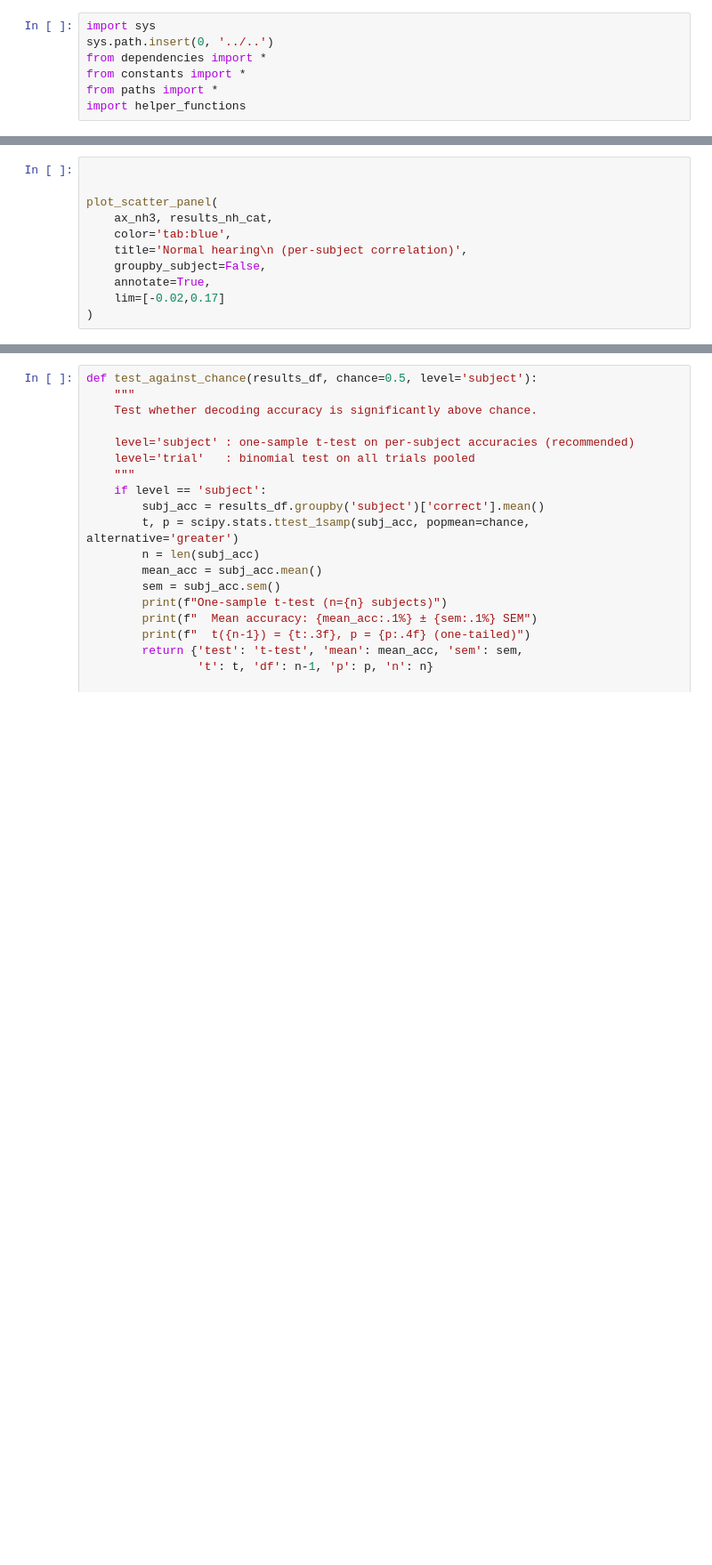
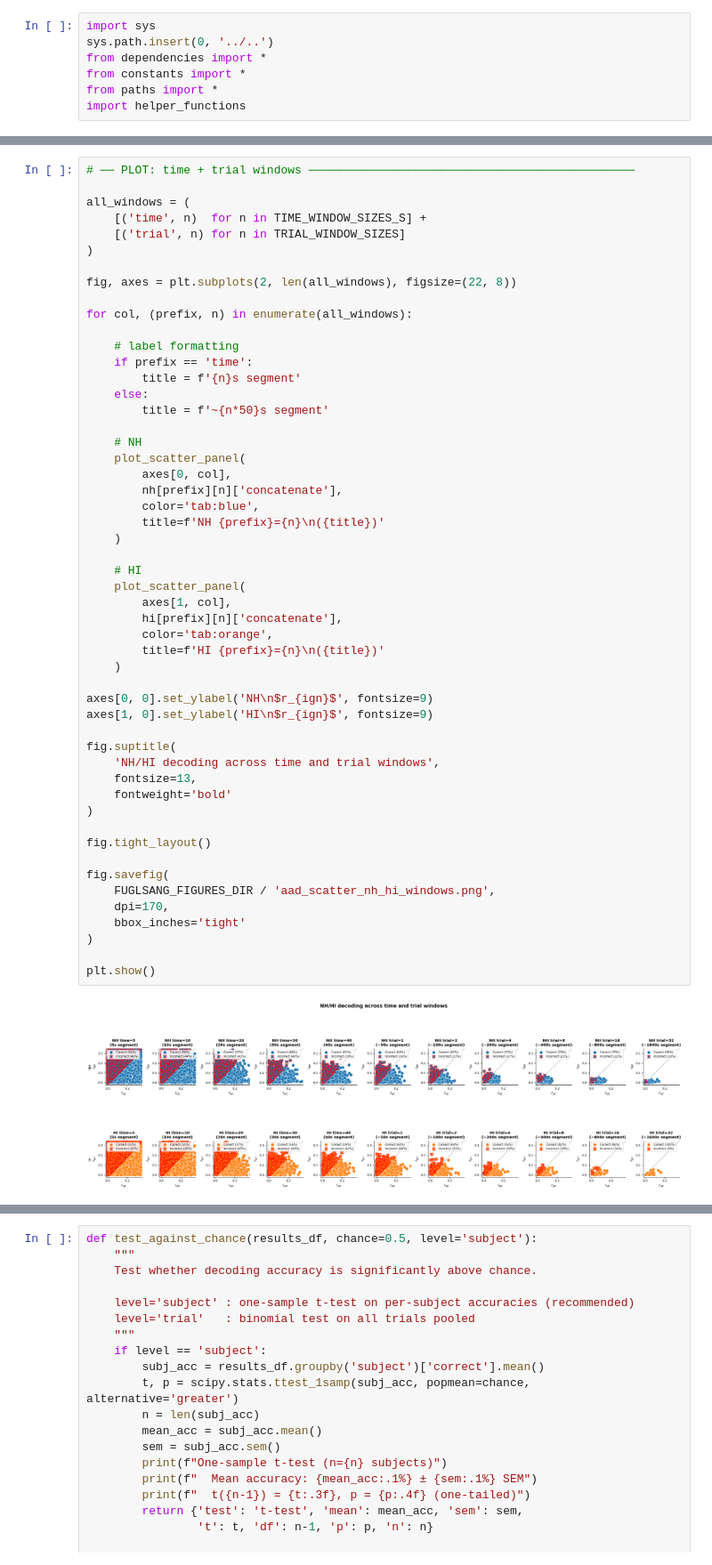
Before and after one commit to manito-coder/Beyond-TRFs, a Jupyter notebook: across-datasets/hearing-impaired-fuglsang/figures.ipynb, the cells around one changed output, grey strips where cells are left out. Shown at 89% size. Saved outputs shown, nothing was run; the diff lists cells and outputs as text; blank space fills up the shorter version.

Commit message:
Updated SNHL plots

```diff
--- a/across-datasets/hearing-impaired-fuglsang/figures.ipynb
+++ b/across-datasets/hearing-impaired-fuglsang/figures.ipynb
@@ -140,11 +189,54 @@ plt.show()
-# %%
-
-
-plot_scatter_panel(
-    ax_nh3, results_nh_cat,
-    color='tab:blue',
-    title='Normal hearing\n (per-subject correlation)',
-    groupby_subject=False,
-    annotate=True,
-    lim=[-0.02,0.17]
-)
+# %%
+# ── PLOT: time + trial windows ───────────────────────────────────────────────
+
+all_windows = (
+    [('time', n)  for n in TIME_WINDOW_SIZES_S] +
+    [('trial', n) for n in TRIAL_WINDOW_SIZES]
+)
+
+fig, axes = plt.subplots(2, len(all_windows), figsize=(22, 8))
+
+for col, (prefix, n) in enumerate(all_windows):
+
+    # label formatting
+    if prefix == 'time':
+        title = f'{n}s segment'
+    else:
+        title = f'~{n*50}s segment'
+
+    # NH
+    plot_scatter_panel(
+        axes[0, col],
+        nh[prefix][n]['concatenate'],
+        color='tab:blue',
+        title=f'NH {prefix}={n}\n({title})'
+    )
+
+    # HI
+    plot_scatter_panel(
+        axes[1, col],
+        hi[prefix][n]['concatenate'],
+        color='tab:orange',
+        title=f'HI {prefix}={n}\n({title})'
+    )
+
+axes[0, 0].set_ylabel('NH\n$r_{ign}$', fontsize=9)
+axes[1, 0].set_ylabel('HI\n$r_{ign}$', fontsize=9)
+
+fig.suptitle(
+    'NH/HI decoding across time and trial windows',
+    fontsize=13,
+    fontweight='bold'
+)
+
+fig.tight_layout()
+
+fig.savefig(
+    FUGLSANG_FIGURES_DIR / 'aad_scatter_nh_hi_windows.png',
+    dpi=170,
+    bbox_inches='tight'
+)
+
+plt.show()
+# %% [output]
+[figure, added]
```
Also changed, not shown: parts of 10 cells of this notebook, 40 other files.
